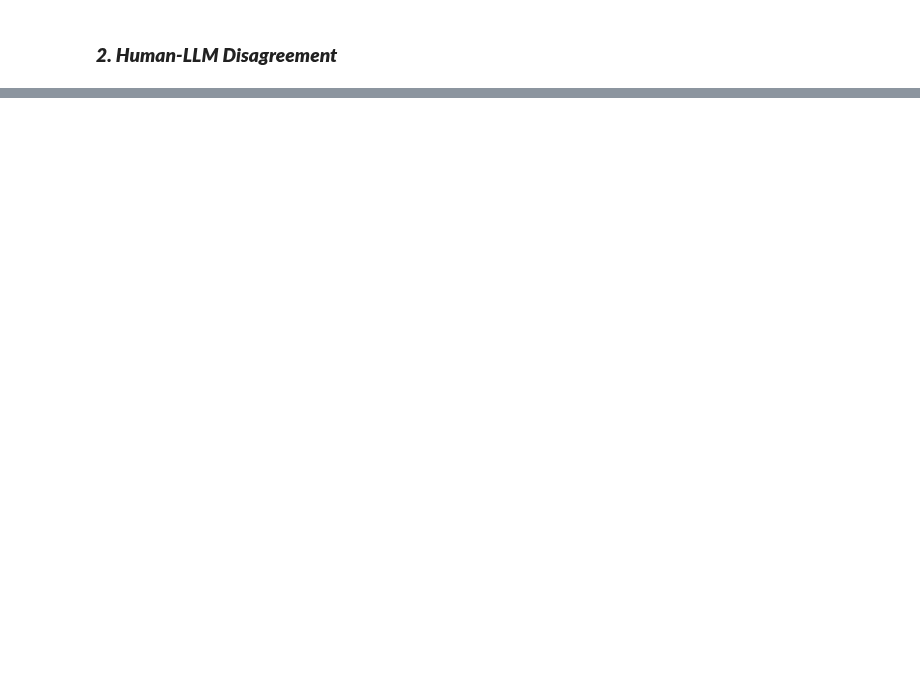
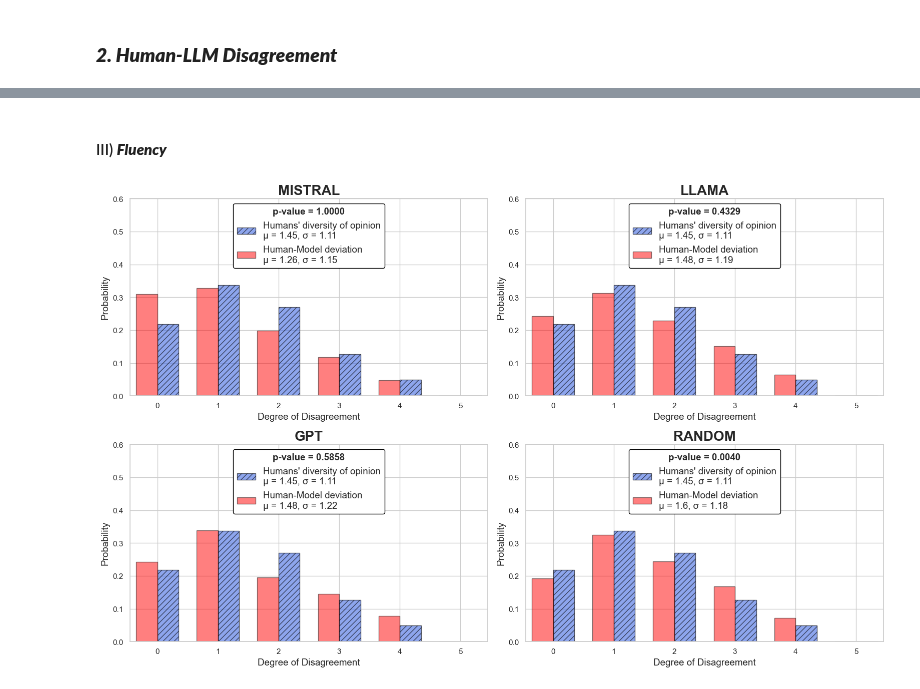
Before and after one commit to Ocean-code-1995/llm-judge-good-enough, a Jupyter notebook: newsroom/src/analysis.ipynb, the cells around one changed output, grey strips where cells are left out. Drawn from its saved outputs; the diff is of its cells as text; code cells hidden in the pictures; blank space fills up the shorter version.

```diff
--- a/newsroom/src/analysis.ipynb
+++ b/newsroom/src/analysis.ipynb
@@ -278,0 +379,20 @@ GPT_coherence: mean=1.60, std=1.13
+# %% [markdown]
+#### III) ***Fluency***
+# %%
+llm_human_disagreements_fluency = {
+    'MISTRAL': llm_human_disagreements['MISTRAL_fluency'],
+    'LLAMA': llm_human_disagreements['LLAMA_fluency'],
+    'GPT': llm_human_disagreements['GPT_fluency'],
+    'RANDOM': human_random_disagreements['random_fluency']
+}
+
+
+Fluency_LLM_Evaluator.plot_model_vs_human_grid(
+    model_disagreement_dict=llm_human_disagreements_fluency,
+    human_human_disagreements=human_disagreements['fluency'],
+    bins=np.arange(0, 5 + 2),
+    bar_width=0.35,
+    y_lim=0.6
+)
+# %% [output]
+[figure, added]
```
Also changed, not shown: parts of 27 cells of this notebook.
